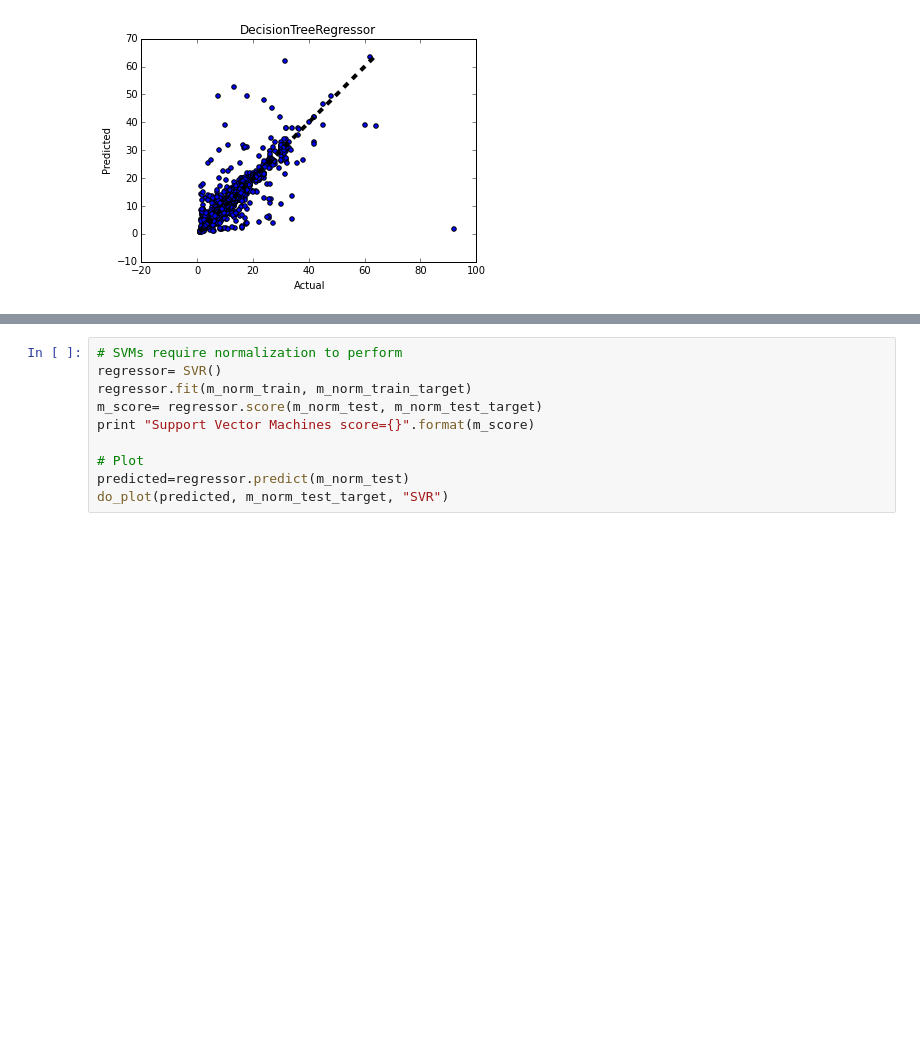
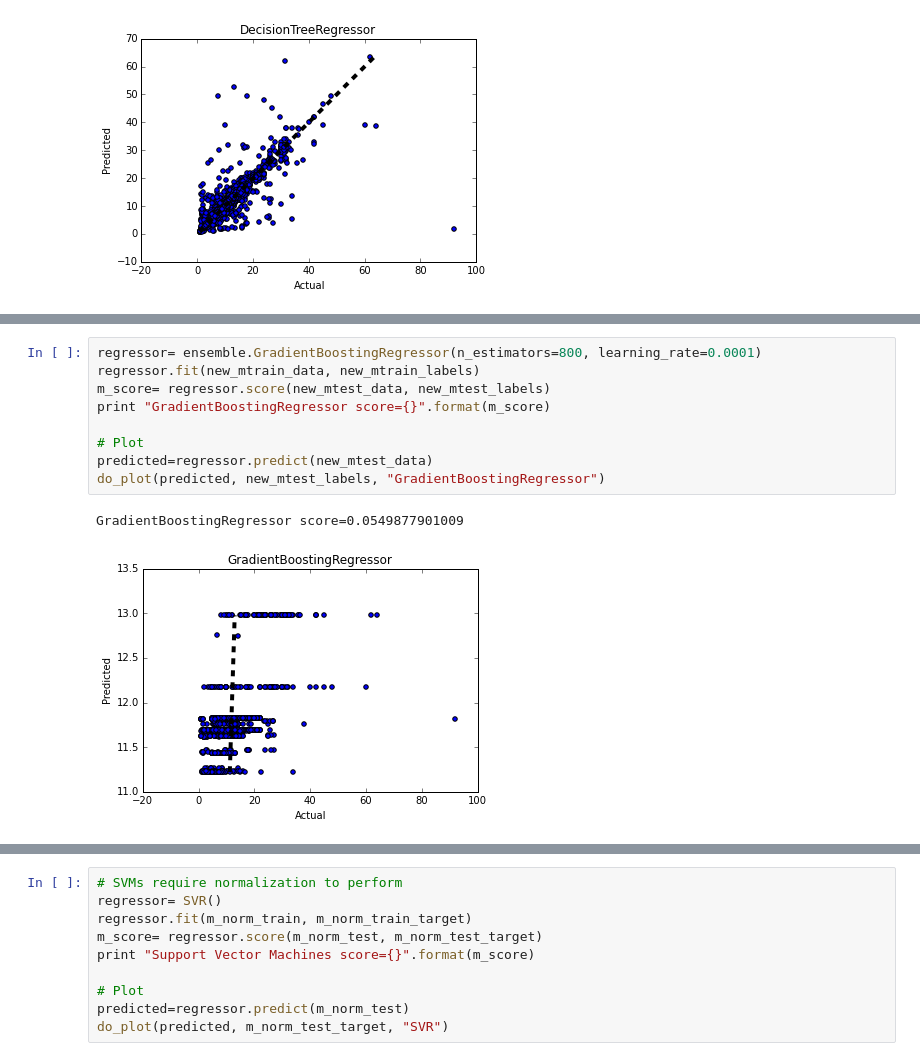
Before and after one commit to conwaywong/dse220_final, a Jupyter notebook: Final_MAS_DSE220_AJJCK_MASTER.ipynb, the cells around one changed output, grey strips where cells are left out. Cells and saved outputs as stored; diff of their text form; blank space fills up the shorter version.

```diff
--- a/Final_MAS_DSE220_AJJCK_MASTER.ipynb
+++ b/Final_MAS_DSE220_AJJCK_MASTER.ipynb
@@ -918,3 +918,15 @@ RandomForestRegressor score=0.647603511788
+# %%
+regressor= ensemble.GradientBoostingRegressor(n_estimators=800, learning_rate=0.0001)
+regressor.fit(new_mtrain_data, new_mtrain_labels)
+m_score= regressor.score(new_mtest_data, new_mtest_labels)
+print "GradientBoostingRegressor score={}".format(m_score)
+
+# Plot
+predicted=regressor.predict(new_mtest_data)
+do_plot(predicted, new_mtest_labels, "GradientBoostingRegressor")
+# %% [output]
+GradientBoostingRegressor score=0.0549877901009
+[figure, added]
 # %%
 regressor= ensemble.AdaBoostRegressor(n_estimators=800, learning_rate=0.0001)
 regressor.fit(new_mtrain_data, new_mtrain_labels)
```
Also changed, not shown: parts of 8 cells of this notebook.
